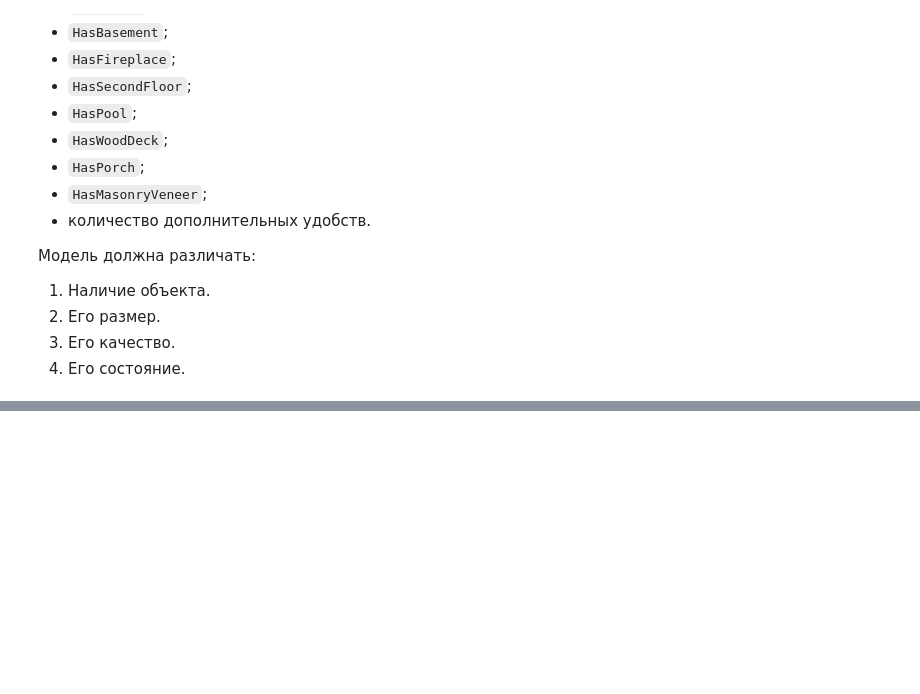
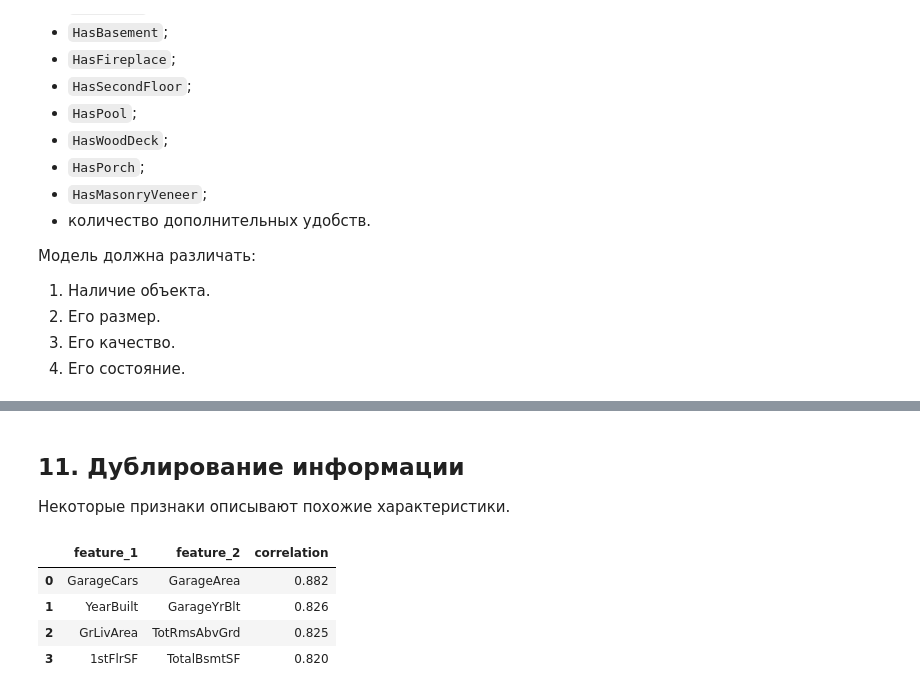
Before and after one commit to Yuzef/house_pricing, a Jupyter notebook: EDA_and_Feature_eng_exploration.ipynb, the cells around one changed output, grey strips where cells are left out. Drawn from its saved outputs; the diff is of its cells as text; code cells hidden in the pictures; blank space fills up the shorter version.

```diff
--- a/EDA_and_Feature_eng_exploration.ipynb
+++ b/EDA_and_Feature_eng_exploration.ipynb
@@ -2558,0 +2650,43 @@ plt.show()
+# %% [markdown]
+## 11. Дублирование информации
+
+Некоторые признаки описывают похожие характеристики.
+# %%
+related_feature_pairs = [
+    (
+        "GarageCars",
+        "GarageArea",
+    ),
+    (
+        "YearBuilt",
+        "GarageYrBlt",
+    ),
+    (
+        "GrLivArea",
+        "TotRmsAbvGrd",
+    ),
+    (
+        "1stFlrSF",
+        "TotalBsmtSF",
+    ),
+]
+
+related_features_summary = pd.DataFrame(
+    [
+        {
+            "feature_1": feature_1,
+            "feature_2": feature_2,
+            "correlation": (df[feature_1].corr(df[feature_2])
+            ),
+        }
+        for feature_1, feature_2 in related_feature_pairs
+    ]
+)
+
+display(related_features_summary.round(3))
+# %% [output]
+|  | feature_1 | feature_2 | correlation |
+| 0 | GarageCars | GarageArea | 0.882 |
+| 1 | YearBuilt | GarageYrBlt | 0.826 |
+| 2 | GrLivArea | TotRmsAbvGrd | 0.825 |
+| 3 | 1stFlrSF | TotalBsmtSF | 0.820 |
```
Also changed, not shown: parts of 10 cells of this notebook.
